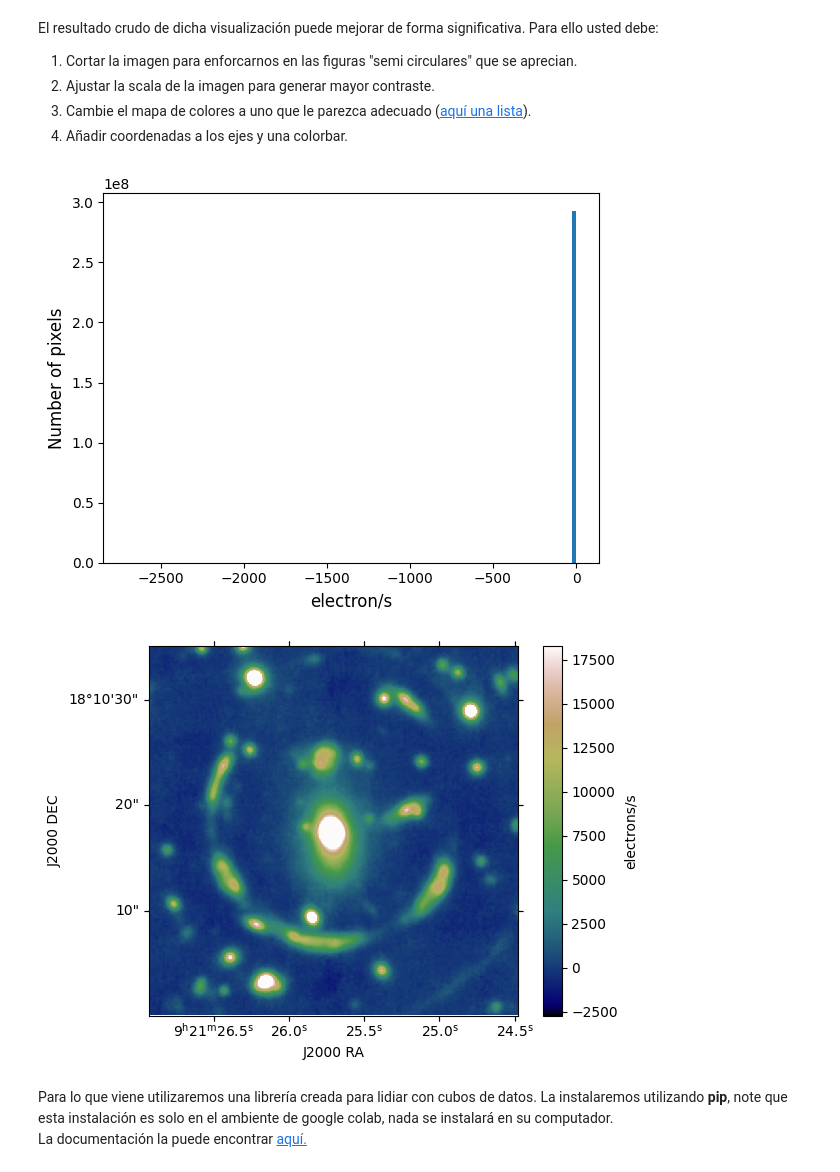
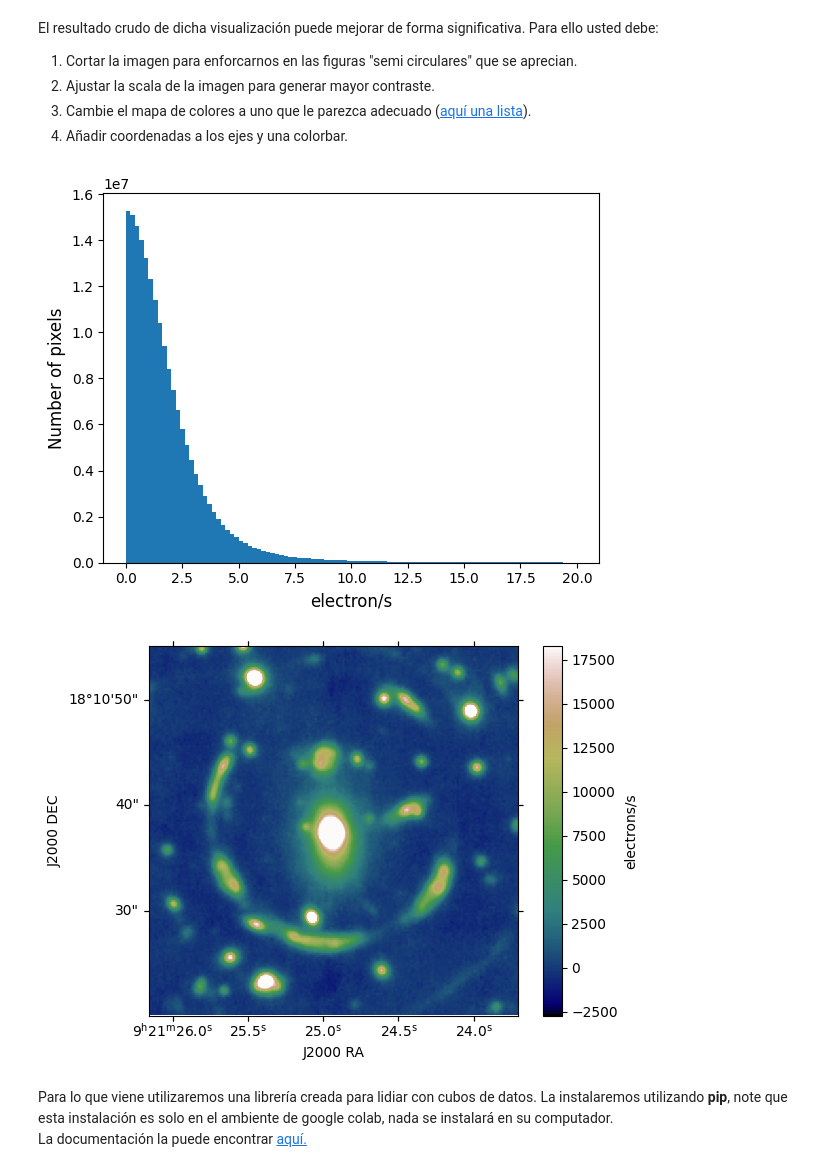
Before and after one commit to sebamonteirov/Tarea-4, a Jupyter notebook: Tarea4.ipynb, the cells around one changed output. Saved outputs shown, nothing was run; the diff lists cells and outputs as text; code cells hidden in the pictures.

```diff
--- a/Tarea4.ipynb
+++ b/Tarea4.ipynb
@@ -178,24 +178,23 @@ Para ello usted debe:
 # %%
 import numpy as np                           # utilizaremos su función de cálculo de percentiles
 
-plt.hist(datos[datos < 2].flatten(), bins=100)
+plt.hist(datos.flatten(), bins=100, range = (0,20))
 
 # Esta es una forma de generar percentiles "simétricos" no tiene porque ser siempre así.
-value = 5
-percentiles = np.nanpercentile(datos.flatten(), [value, 100-value ])
+#value = 5
+#percentiles = np.nanpercentile(datos.flatten(), [0, 100-value ])
 
-plt.vlines([percentiles], [0]*2, [10000]*2, linestyle='--', color='red')
 plt.xlabel('electron/s', fontsize=12)
 plt.ylabel('Number of pixels', fontsize=12)
 plt.show()
 # %% [output]
-[figure, old version]
+[figure, new version]
 # %%
 # Solución
 from astropy.wcs import WCS
 # Utilice el siguiente wcs para añadir las coordenadas a su visualización.
 wcs = WCS(cubo[1].header)
-wcs = wcs[0,:,:]
+wcs = wcs[0,100:250,55:225]
 
 plt.subplot(projection=wcs) # Projectamos las coordenadas con el WCS
 
@@ -204,8 +203,8 @@ plt.imshow(white_light_image, cmap='gist_earth')
 
 #escala
 value = 0
-percentiles = np.nanpercentile(datos.flatten(), [value, 100-value ])
-plt.clim(percentiles[0], percentiles[1])   # utilizamos los nuevos límites
+percentiles = np.nanpercentile(datos.flatten(), [0, 100-value ])
+plt.clim(percentiles[0], percentiles[1]) # utilizamos los nuevos límites
 
 plt.xlim(75,250) # Recorte en el eje x
 plt.ylim(75,250) # Recorte en el eje y
@@ -217,7 +216,7 @@ plt.ylabel('J2000 DEC')
 
 plt.show()
 # %% [output]
-[figure, old version]
+[figure, new version]
 # %% [markdown]
 Para lo que viene utilizaremos una librería creada para lidiar con cubos de datos.
 La instalaremos utilizando **pip**, note que esta instalación es solo en el ambiente de google colab, nada se instalará en su computador.
```
Also changed, not shown: parts of 2 cells of this notebook.
